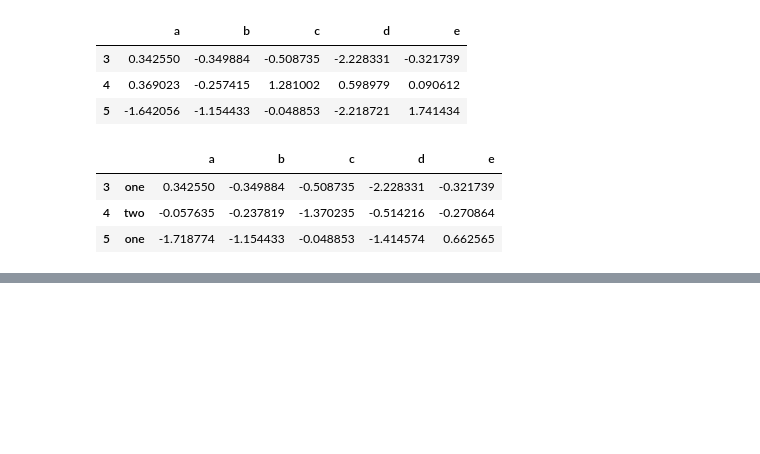
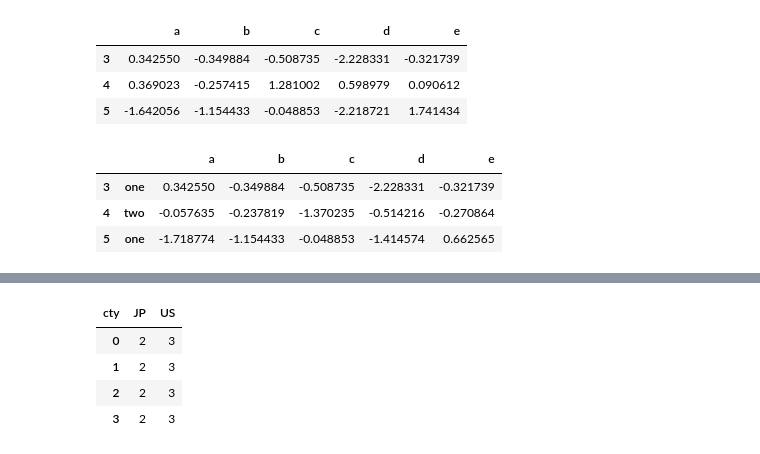
Before and after one commit to f-ckyou/pandas, a Jupyter notebook: pd-10/1_how_to_think_about_group_operations.ipynb, the cells around one changed output, grey strips where cells are left out. Drawn from its saved outputs; the diff is of its cells as text; code cells hidden in the pictures; blank space fills up the shorter version.

```diff
--- a/pd-10/1_how_to_think_about_group_operations.ipynb
+++ b/pd-10/1_how_to_think_about_group_operations.ipynb
@@ -513,0 +539,9 @@ people.groupby([len, key_list]).min()
+# %%
+# now to group by level, pass the level number or name using the level keyword
+hier_df.groupby(level="cty", axis="columns").count()
+# %% [output]
+| cty | JP | US |
+| 0 | 2 | 3 |
+| 1 | 2 | 3 |
+| 2 | 2 | 3 |
+| 3 | 2 | 3 |
```
Also changed, not shown: parts of 2 cells of this notebook.
